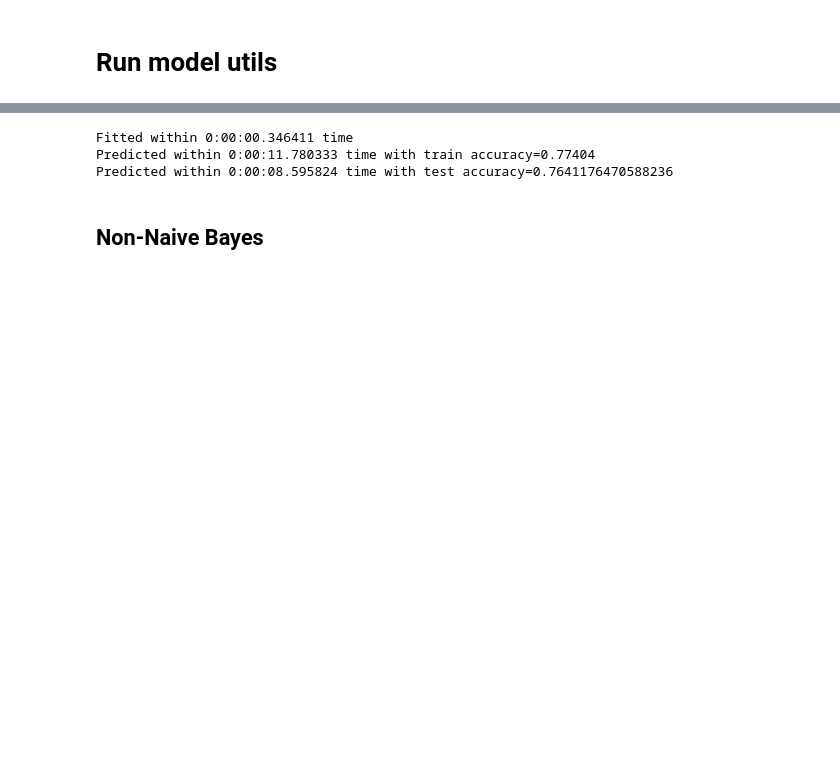
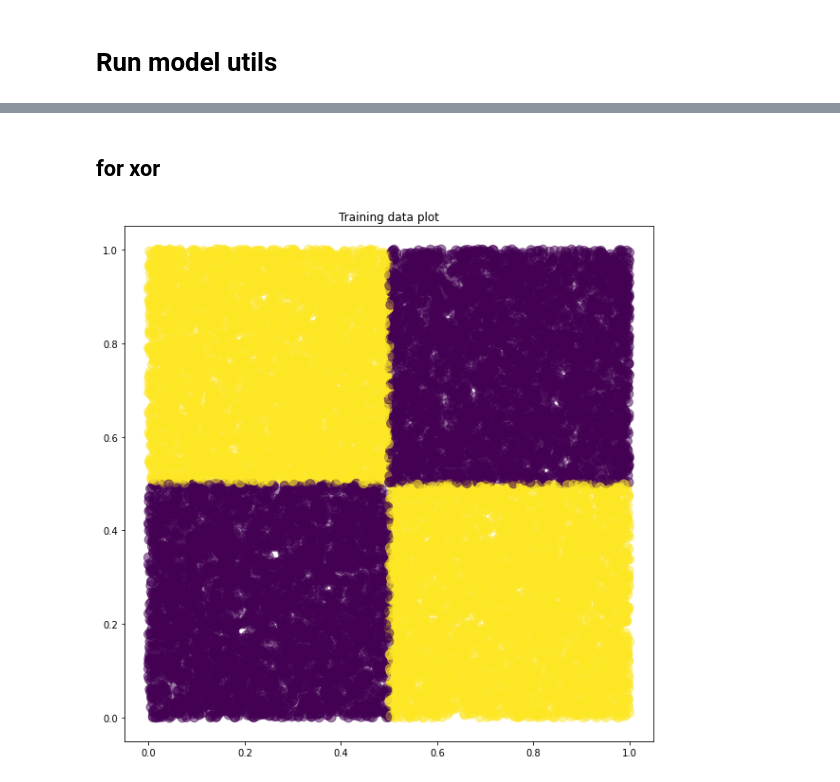
Before and after one commit to figielf/MLLab, a Jupyter notebook: lazyprogrammer/data_science__supervised_machine_learning_in_python/decision_tree_classifier.ipynb, the cells around one changed output, grey strips where cells are left out. Saved outputs shown, nothing was run; the diff lists cells and outputs as text; code cells hidden in the pictures; blank space fills up the shorter version.

```diff
--- a/lazyprogrammer/data_science__supervised_machine_learning_in_python/decision_tree_classifier.ipynb
+++ b/lazyprogrammer/data_science__supervised_machine_learning_in_python/decision_tree_classifier.ipynb
@@ -261,8 +462,7 @@ X, Y, pic_shape = get_mnist_data()
+# %% [markdown]
+## for xor
 # %%
-run_model(X, Y, N=50000)
+N = 20000
+X, Y = get_xor_data(N)
 # %% [output]
-Fitted within 0:00:00.346411 time
-Predicted within 0:00:11.780333 time with train accuracy=0.77404
-Predicted within 0:00:08.595824 time with test accuracy=0.7641176470588236
+[figure, added]
-# %% [markdown]
-## Non-Naive Bayes
```
Also changed, not shown: parts of 19 cells of this notebook.
